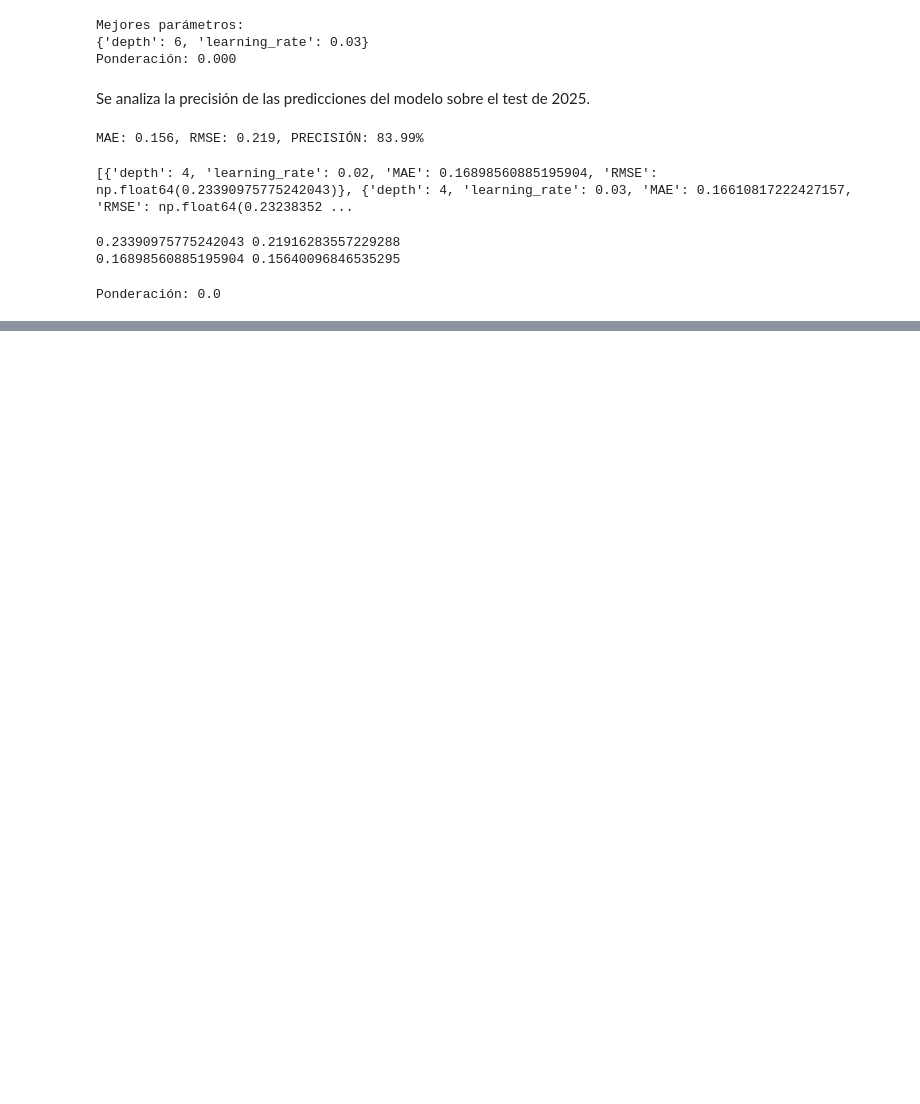
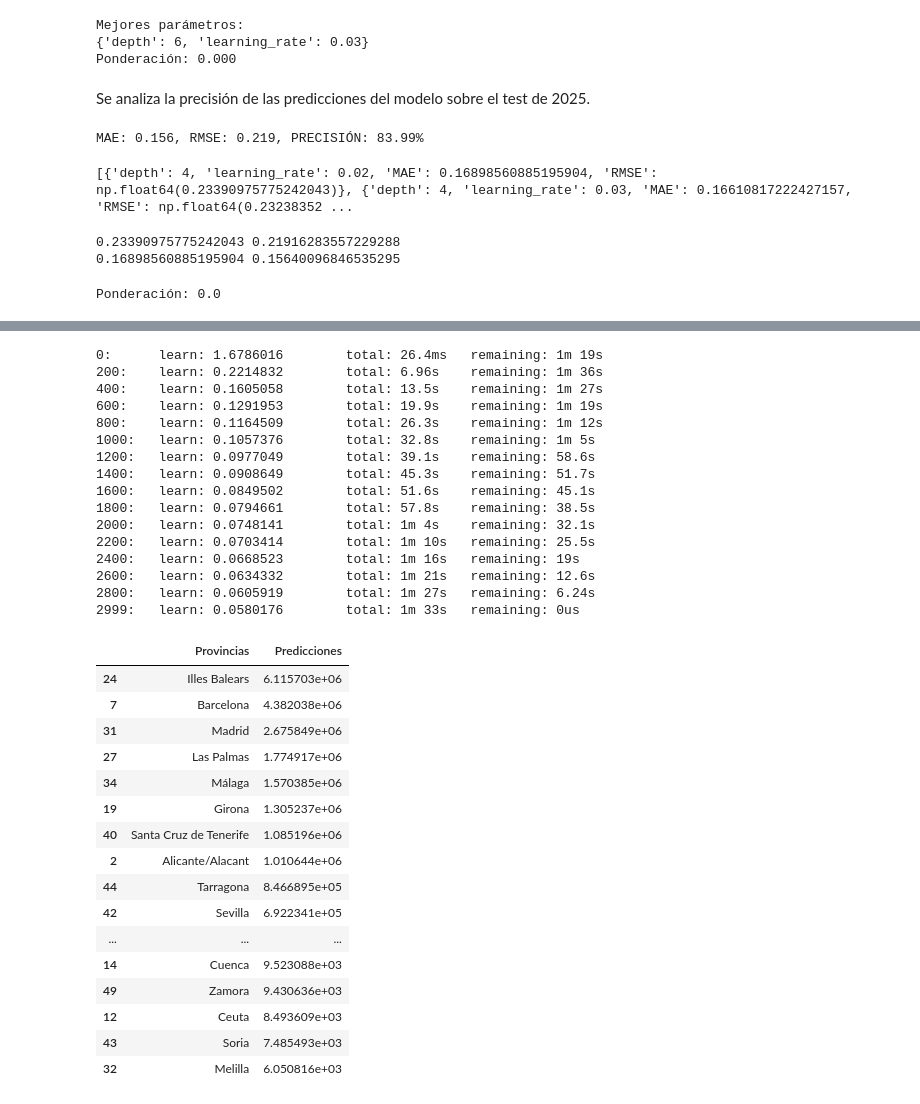
Before and after one commit to MirnaGarridoR/TrabajoML, a Jupyter notebook: ML - TURISMO/EDA-TURISMO.ipynb, the cells around one changed output, grey strips where cells are left out. Drawn from its saved outputs; the diff is of its cells as text; code cells hidden in the pictures; blank space fills up the shorter version.

Commit message:
Continuación primer modelo

```diff
--- a/ML - TURISMO/EDA-TURISMO.ipynb
+++ b/ML - TURISMO/EDA-TURISMO.ipynb
@@ -863,0 +971,76 @@ prediccion_verano
+# %%
+provincias_viajeros = df_viajeros_totales["Provincias"].unique()
+
+df_prediccion_viajeros = pd.DataFrame({
+    "Provincias" : provincias_viajeros.repeat(3),
+    "Año" : 2026,
+    "Mes" : [6, 7, 8]*len(provincias_viajeros),
+    "Temporada" : ["Verano"]*len(provincias_viajeros)*3
+})
+
+df_lags = pd.concat([df_verano_viajeros, df_prediccion_viajeros], ignore_index=True)
+df_lags = df_lags.sort_values(["Provincias", "Año", "Mes"])
+
+for lag in [1,2,3,4]:
+    df_lags[f"lag_{lag}"] = df_lags.groupby("Provincias")["Turistas_totales"].shift(lag*3)
+
+df_prediccion_viajeros = df_lags[df_lags["Año"] == 2026].copy()
+
+df_train_final_viajeros = df_verano_viajeros[df_verano_viajeros["Año"].between(2021,2025)].copy()
+x_train_final_viajeros = df_train_final_viajeros[["Provincias", "Año", "Mes", "Temporada", "lag_1", "lag_2", "lag_3", "lag_4"]]
+y_train_final_viajeros = np.log1p(df_train_final_viajeros["Turistas_totales"])
+
+modelo_final_viajeros = CatBoostRegressor(
+        iterations=3000,
+        learning_rate=mejores_parametros_viajeros["learning_rate"],
+        depth=mejores_parametros_viajeros["depth"],
+        l2_leaf_reg=mejores_parametros_viajeros["l2"],
+        loss_function="RMSE",
+        random_seed=42,
+        early_stopping_rounds=100,
+        verbose=200
+    )
+
+modelo_final_viajeros.fit(x_train_final_viajeros, y_train_final_viajeros, cat_features=categoricas_viajeros)
+
+prediccion_log_viajeros = modelo_final_viajeros.predict(df_prediccion_viajeros)
+df_prediccion_viajeros["Predicciones"] = np.expm1(prediccion_log_viajeros)
+
+prediccion_verano_viajeros = df_prediccion_viajeros.groupby("Provincias")["Predicciones"].sum().reset_index()
+prediccion_verano_viajeros = prediccion_verano_viajeros.sort_values(by="Predicciones", ascending=False)
+
+prediccion_verano_viajeros
+# %% [output]
+0:      learn: 1.6786016        total: 26.4ms   remaining: 1m 19s
+200:    learn: 0.2214832        total: 6.96s    remaining: 1m 36s
+400:    learn: 0.1605058        total: 13.5s    remaining: 1m 27s
+600:    learn: 0.1291953        total: 19.9s    remaining: 1m 19s
+800:    learn: 0.1164509        total: 26.3s    remaining: 1m 12s
+1000:   learn: 0.1057376        total: 32.8s    remaining: 1m 5s
+1200:   learn: 0.0977049        total: 39.1s    remaining: 58.6s
+1400:   learn: 0.0908649        total: 45.3s    remaining: 51.7s
+1600:   learn: 0.0849502        total: 51.6s    remaining: 45.1s
+1800:   learn: 0.0794661        total: 57.8s    remaining: 38.5s
+2000:   learn: 0.0748141        total: 1m 4s    remaining: 32.1s
+2200:   learn: 0.0703414        total: 1m 10s   remaining: 25.5s
+2400:   learn: 0.0668523        total: 1m 16s   remaining: 19s
+2600:   learn: 0.0634332        total: 1m 21s   remaining: 12.6s
+2800:   learn: 0.0605919        total: 1m 27s   remaining: 6.24s
+2999:   learn: 0.0580176        total: 1m 33s   remaining: 0us
+|  | Provincias | Predicciones |
+| 24 | Illes Balears | 6.115703e+06 |
+| 7 | Barcelona | 4.382038e+06 |
+| 31 | Madrid | 2.675849e+06 |
+| 27 | Las Palmas | 1.774917e+06 |
+| 34 | Málaga | 1.570385e+06 |
+| 19 | Girona | 1.305237e+06 |
+| 40 | Santa Cruz de Tenerife | 1.085196e+06 |
+| 2 | Alicante/Alacant | 1.010644e+06 |
+| 44 | Tarragona | 8.466895e+05 |
+| 42 | Sevilla | 6.922341e+05 |
+| ... | ... | ... |
+| 14 | Cuenca | 9.523088e+03 |
+| 49 | Zamora | 9.430636e+03 |
+| 12 | Ceuta | 8.493609e+03 |
+| 43 | Soria | 7.485493e+03 |
+| 32 | Melilla | 6.050816e+03 |
```
Also changed, not shown: parts of 26 cells of this notebook, 11 other files.
